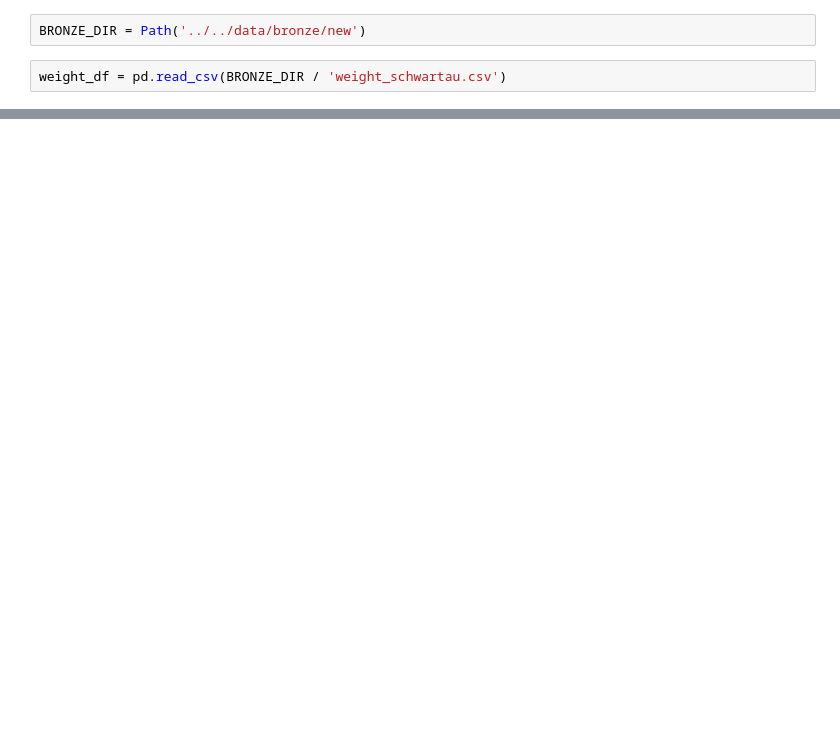
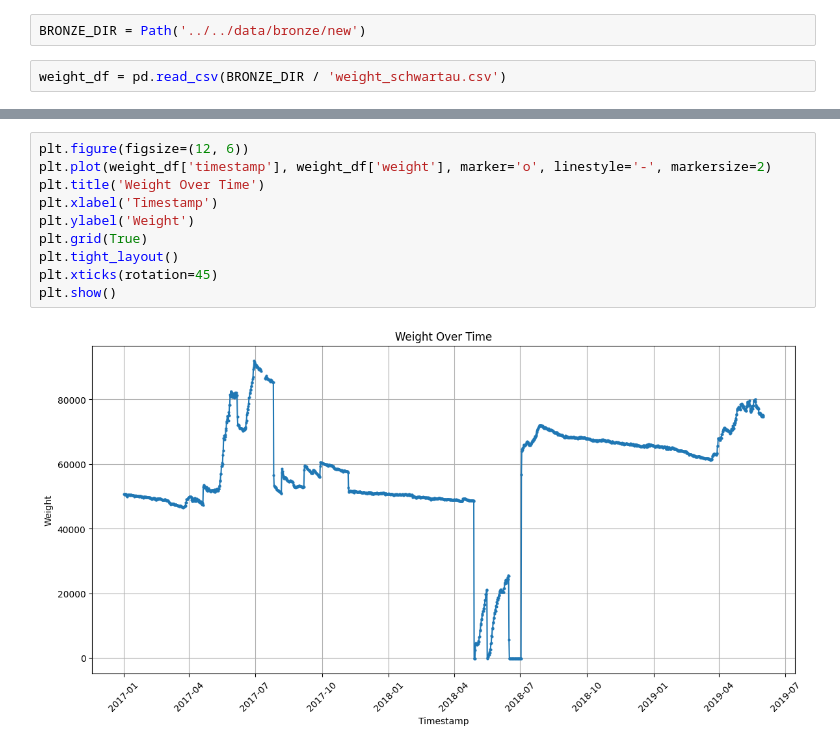
Before and after one commit to marckohlhaw/bee_haven, a Jupyter notebook: notebooks/exploration/explore_weight.ipynb, the cells around one changed output, grey strips where cells are left out. Drawn from its saved outputs; the diff is of its cells as text; blank space fills up the shorter version.

```diff
--- a/notebooks/exploration/explore_weight.ipynb
+++ b/notebooks/exploration/explore_weight.ipynb
@@ -23,0 +80,12 @@ weight_df
+# %%
+plt.figure(figsize=(12, 6))
+plt.plot(weight_df['timestamp'], weight_df['weight'], marker='o', linestyle='-', markersize=2)
+plt.title('Weight Over Time')
+plt.xlabel('Timestamp')
+plt.ylabel('Weight')
+plt.grid(True)
+plt.tight_layout()
+plt.xticks(rotation=45)
+plt.show()
+# %% [output]
+[figure, added]
```
Also changed, not shown: parts of 8 cells of this notebook, 4 other files.
